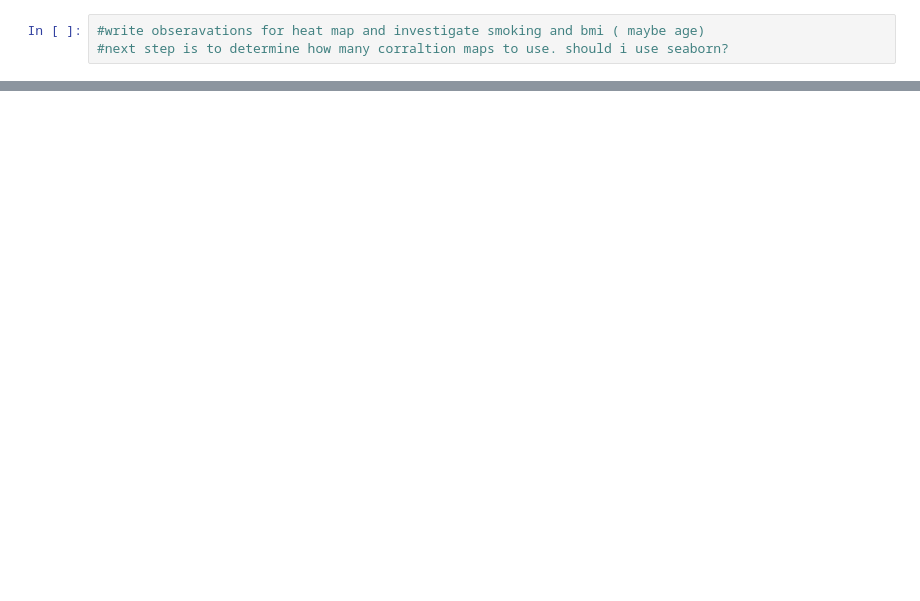
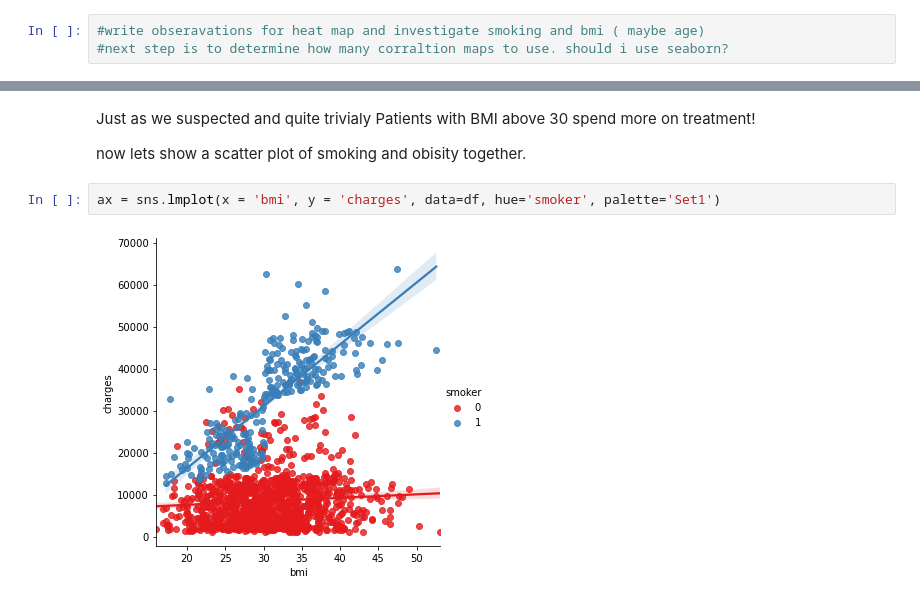
Before and after one commit to ShauliTaragin/ML-Sem1-Assignment, a Jupyter notebook: Regression Task.ipynb, the cells around one changed output, grey strips where cells are left out. Drawn from its saved outputs; the diff is of its cells as text; blank space fills up the shorter version.

```diff
--- a/Regression Task.ipynb
+++ b/Regression Task.ipynb
@@ -143,0 +177,8 @@ sns.heatmap(df.corr() , cmap=sns.diverging_palette(240,10,as_cmap=True) ,ax=ax)
+# %% [markdown]
+Just as we suspected and quite trivialy Patients with BMI above 30 spend more on treatment!
+
+now lets show a scatter plot of smoking and obisity together.
+# %%
+ax = sns.lmplot(x = 'bmi', y = 'charges', data=df, hue='smoker', palette='Set1')
+# %% [output]
+[figure, added]
```
Also changed, not shown: parts of 10 cells of this notebook.
